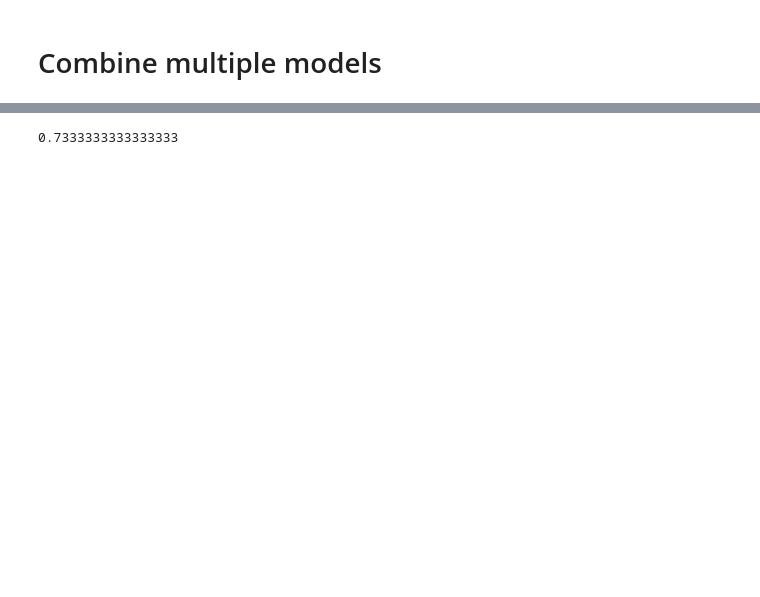
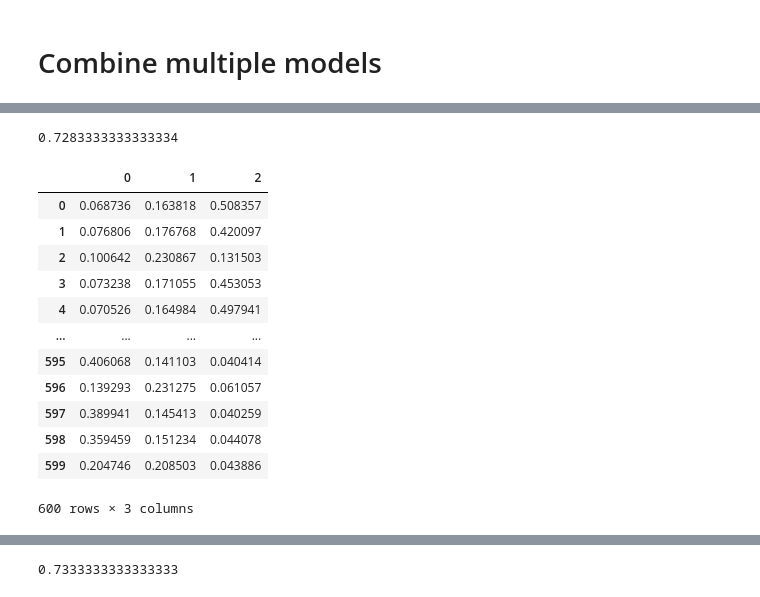
Before and after one commit to henockmamo54/CIM, a Jupyter notebook: notebook/Final Results/OVO test/NoHBP_12 Features Model.ipynb, the cells around one changed output, grey strips where cells are left out. Cells and saved outputs as stored; diff of their text form; code cells hidden in the pictures; blank space fills up the shorter version.

```diff
--- a/notebook/Final Results/OVO test/NoHBP_12 Features Model.ipynb
+++ b/notebook/Final Results/OVO test/NoHBP_12 Features Model.ipynb
@@ -521,0 +656,38 @@ m.accuracy_score(ytest_original, np.argmax(temp, axis=1))
+# %%
+temp = np.zeros((ytest_original.shape[0], 3))
+temp[:, 0] = (
+    (conf1[0] * conf2[3] * conf3[3] * pc1 * pnc2 * pnc3)
+    + (conf1[0] * conf2[3] * conf3[0] * pc3 * pc1 * pnc2)
+    + (conf1[0] * conf2[0] * conf3[3] * pc2 * pc1 * pnc3)
+    - (conf1[0] * conf2[0] * conf3[0] * pc1 * pc2 * pc3)
+)
+temp[:, 1] = (
+    (conf1[3] * conf2[0] * conf3[3] * pc2 * pnc1 * pnc3)
+    + (conf1[3] * conf2[3] * conf3[0] * pc3 * pc2 * pnc1)
+    + (conf1[0] * conf2[0] * conf3[3] * pc2 * pc1 * pnc3)
+    - (conf1[0] * conf2[0] * conf3[0] * pc1 * pc2 * pc3)
+)
+temp[:, 2] = (
+    (conf1[3] * conf2[3] * conf3[0] * pc3 * pnc1 * pnc2)
+    + (conf1[0] * conf2[3] * conf3[0] * pc3 * pc1 * pnc2)
+    + (conf1[3] * conf2[0] * conf3[0] * pc2 * pc3 * pnc1)
+    - (conf1[0] * conf2[0] * conf3[0] * pc1 * pc2 * pc3)
+)
+
+print(m.accuracy_score(ytest_original, np.argmax(temp, axis=1)))
+pd.DataFrame(temp)
+# %% [output]
+0.7283333333333334
+|  | 0 | 1 | 2 |
+| 0 | 0.068736 | 0.163818 | 0.508357 |
+| 1 | 0.076806 | 0.176768 | 0.420097 |
+| 2 | 0.100642 | 0.230867 | 0.131503 |
+| 3 | 0.073238 | 0.171055 | 0.453053 |
+| 4 | 0.070526 | 0.164984 | 0.497941 |
+| ... | ... | ... | ... |
+| 595 | 0.406068 | 0.141103 | 0.040414 |
+| 596 | 0.139293 | 0.231275 | 0.061057 |
+| 597 | 0.389941 | 0.145413 | 0.040259 |
+| 598 | 0.359459 | 0.151234 | 0.044078 |
+| 599 | 0.204746 | 0.208503 | 0.043886 |
+600 rows × 3 columns
```
Also changed, not shown: parts of 9 cells of this notebook, 1 other file.
